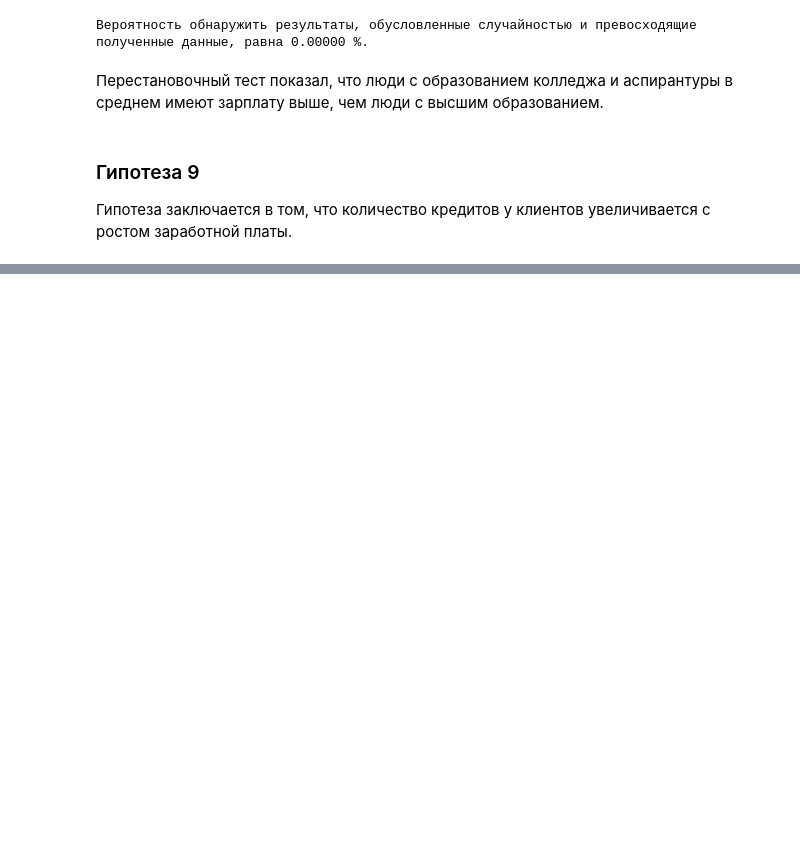
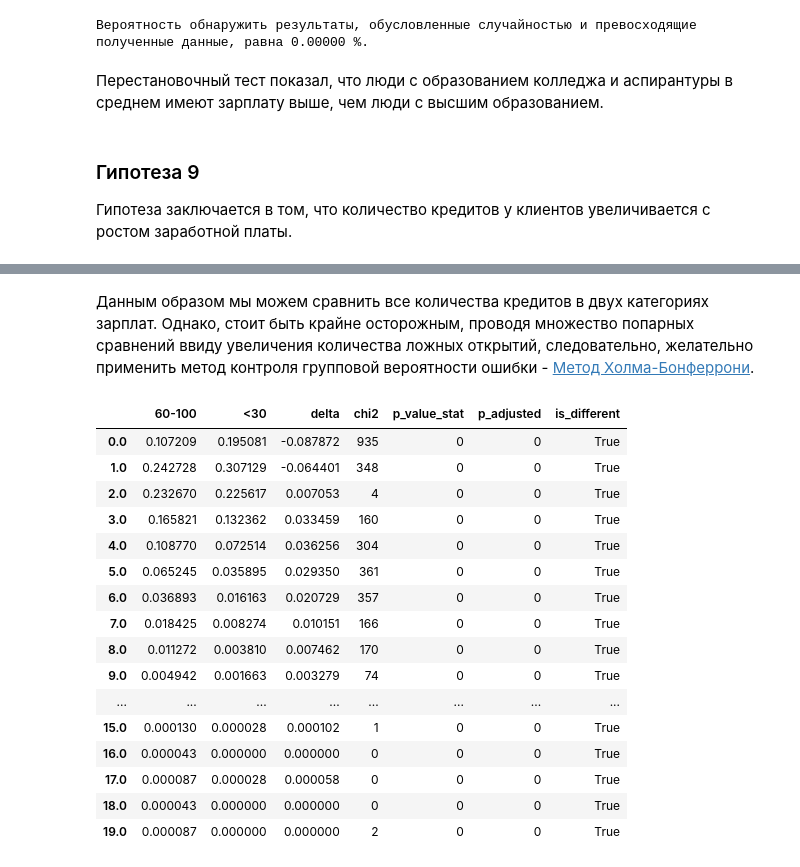
Before and after one commit to GlebsterHD/Tinkoff_DS_challenge, a Jupyter notebook: EDA.ipynb, the cells around one changed output, grey strips where cells are left out. Cells and saved outputs as stored; diff of their text form; code cells hidden in the pictures; blank space fills up the shorter version.

```diff
--- a/EDA.ipynb
+++ b/EDA.ipynb
@@ -1403,0 +1474,48 @@ education_overdue_bootstrap = bootstrap_feature('monthly_income', 'education', i
+# %% [markdown]
+Данным образом мы можем сравнить все количества кредитов в двух категориях зарплат. Однако, стоит быть крайне осторожным, проводя множество попарных сравнений ввиду увеличения количества ложных открытий, следовательно, желательно применить метод контроля групповой вероятности ошибки - [Метод Холма-Бонферрони](http://www.machinelearning.ru/wiki/index.php?title=Метод_Холма).
+# %%
+diff_income_mean_cred_count['chi2'] = 0
+diff_income_mean_cred_count['p_value_stat_unc'] = 0
+# %%
+for i in diff_income_mean_cred_count.index:
+    n_gt60_all = credit_count_income.query('60000 <= monthly_income <= 100000').shape[0]
+    n_gt60_cred = credit_count_income.query('60000 <= monthly_income <= 100000').shape[0]\
+                    * diff_income_mean_cred_count.loc[i,'60-100']
+
+    n_lt30_all = credit_count_income.query('monthly_income <= 30000').shape[0]
+    n_lt30_cred = credit_count_income.query('monthly_income <= 30000').shape[0]\
+                    * diff_income_mean_cred_count.loc[i,'<30']
+
+    observed = np.array([[n_gt60_cred, n_gt60_all - n_gt60_cred], [n_lt30_cred, n_lt30_all - n_lt30_cred]])
+    chi2, p_value_stat, df, _ = chi2_contingency(observed)
+
+    diff_income_mean_cred_count.at[i,'chi2'] = chi2
+    diff_income_mean_cred_count.at[i,'p_value_stat_unc'] = p_value_stat / 2
+    # Данный тест двухсторонний, следовательно для расчета p-value необходимо деление на 2
+# %%
+is_different, p_adjusted, _, _ =multipletests(diff_income_mean_cred_count['p_value_stat'],
+                                             alpha=0.01, method='holm',
+                                             is_sorted=False, returnsorted=False)
+# %%
+diff_income_mean_cred_count['p_adjusted'] = p_adjusted
+diff_income_mean_cred_count['is_different'] = is_different
+# %%
+diff_income_mean_cred_count
+# %% [output]
+|  | 60-100 | <30 | delta | chi2 | p_value_stat | p_adjusted | is_different |
+| 0.0 | 0.107209 | 0.195081 | -0.087872 | 935 | 0 | 0 | True |
+| 1.0 | 0.242728 | 0.307129 | -0.064401 | 348 | 0 | 0 | True |
+| 2.0 | 0.232670 | 0.225617 | 0.007053 | 4 | 0 | 0 | True |
+| 3.0 | 0.165821 | 0.132362 | 0.033459 | 160 | 0 | 0 | True |
+| 4.0 | 0.108770 | 0.072514 | 0.036256 | 304 | 0 | 0 | True |
+| 5.0 | 0.065245 | 0.035895 | 0.029350 | 361 | 0 | 0 | True |
+| 6.0 | 0.036893 | 0.016163 | 0.020729 | 357 | 0 | 0 | True |
+| 7.0 | 0.018425 | 0.008274 | 0.010151 | 166 | 0 | 0 | True |
+| 8.0 | 0.011272 | 0.003810 | 0.007462 | 170 | 0 | 0 | True |
+| 9.0 | 0.004942 | 0.001663 | 0.003279 | 74 | 0 | 0 | True |
+| ... | ... | ... | ... | ... | ... | ... | ... |
+| 15.0 | 0.000130 | 0.000028 | 0.000102 | 1 | 0 | 0 | True |
+| 16.0 | 0.000043 | 0.000000 | 0.000000 | 0 | 0 | 0 | True |
+| 17.0 | 0.000087 | 0.000028 | 0.000058 | 0 | 0 | 0 | True |
+| 18.0 | 0.000043 | 0.000000 | 0.000000 | 0 | 0 | 0 | True |
+| 19.0 | 0.000087 | 0.000000 | 0.000000 | 2 | 0 | 0 | True |
```
Also changed, not shown: parts of 13 cells of this notebook.
